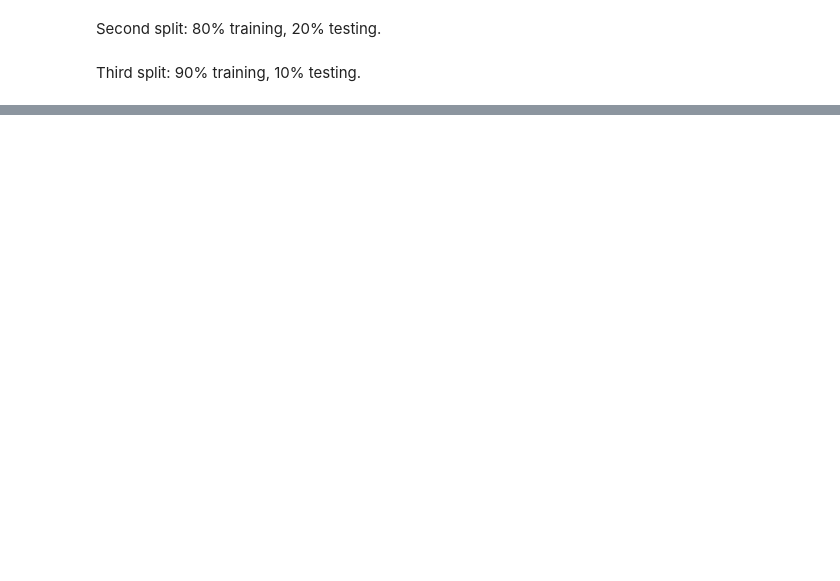
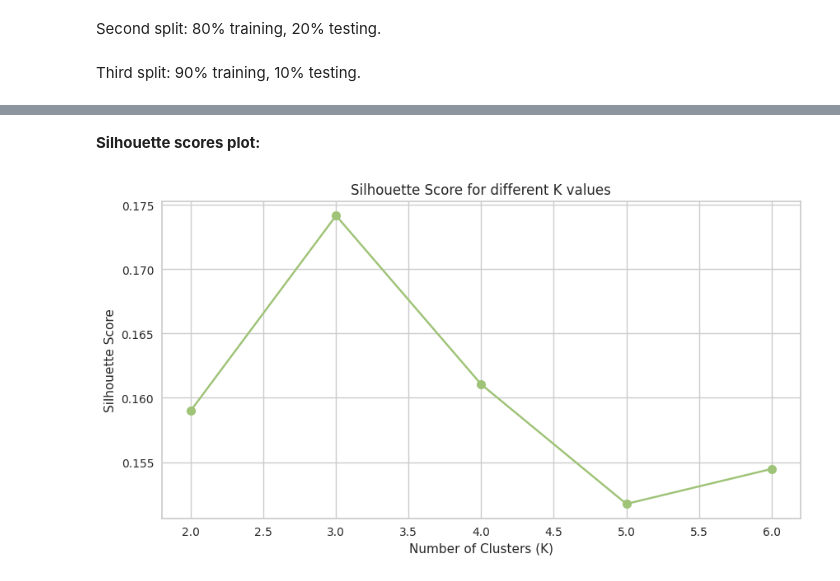
Before and after one commit to falwa-alkhalifah/Mining-project, a Jupyter notebook: Phase3.ipynb, the cells around one changed output, grey strips where cells are left out. Saved outputs shown, nothing was run; the diff lists cells and outputs as text; code cells hidden in the pictures; blank space fills up the shorter version.

```diff
--- a/Phase3.ipynb
+++ b/Phase3.ipynb
@@ -185,0 +262,12 @@ weighted avg       0.96      0.96      0.96       100
+# %% [markdown]
+**Silhouette scores plot:**
+# %%
+plt.figure(figsize=(10, 5))
+plt.plot(K_values, silhouette_scores, 'go-', markersize=8)
+plt.xlabel('Number of Clusters (K)')
+plt.ylabel('Silhouette Score')
+plt.title('Silhouette Score for different K values')
+plt.grid(True)
+plt.show()
+# %% [output]
+[figure, added]
```
Also changed, not shown: parts of 18 cells of this notebook, 6 other files.
